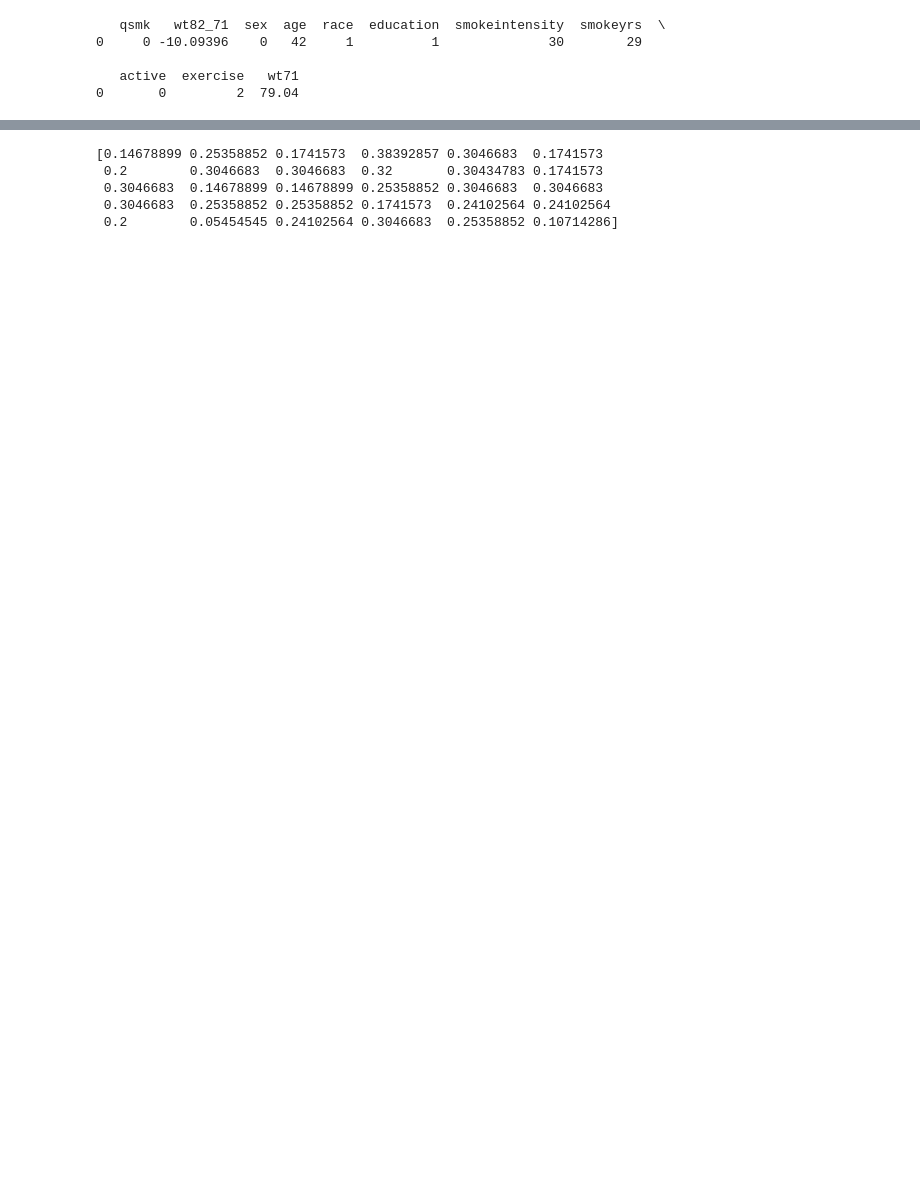
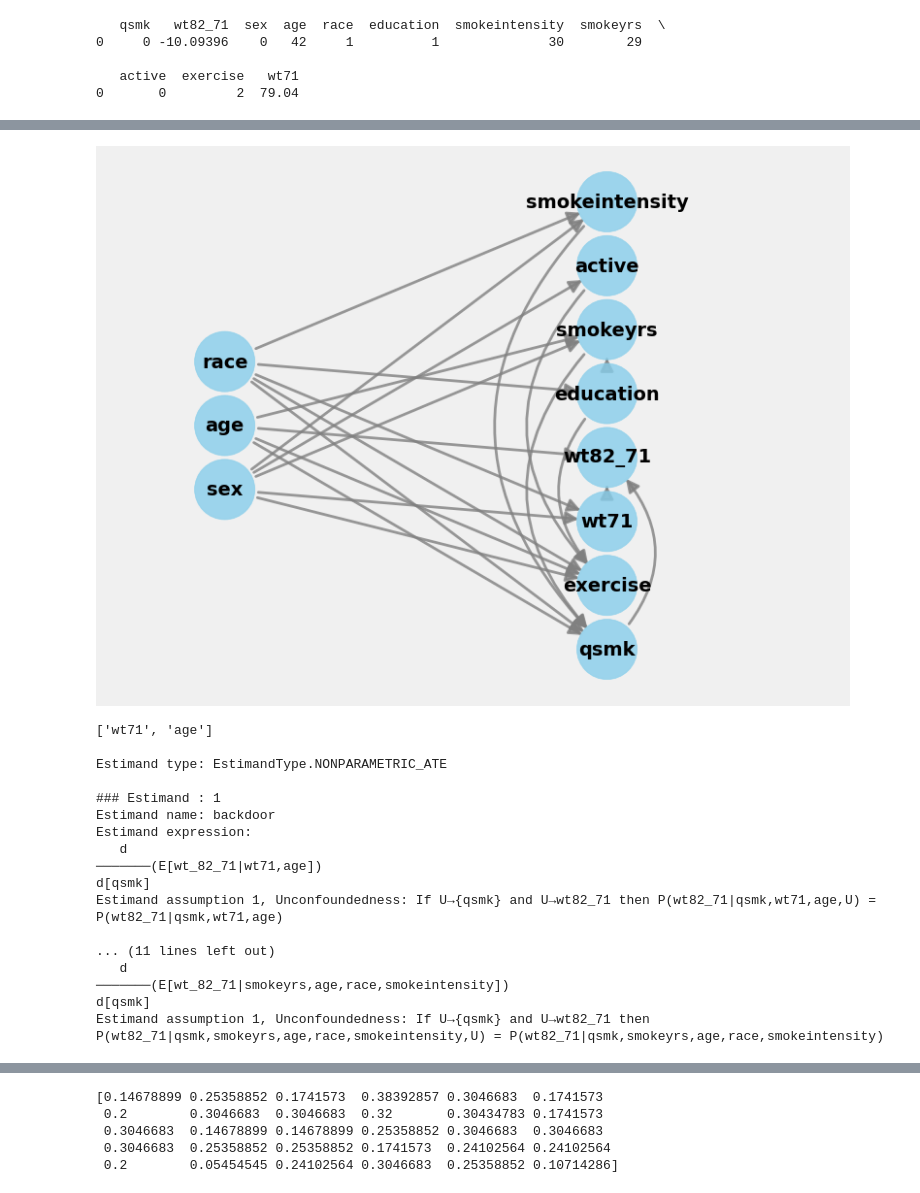
Before and after one commit to xiang90-hc/Causal, a Jupyter notebook: NHEFS_new.ipynb, the cells around one changed output, grey strips where cells are left out. Saved outputs shown, nothing was run; the diff lists cells and outputs as text; code cells hidden in the pictures; blank space fills up the shorter version.

```diff
--- a/NHEFS_new.ipynb
+++ b/NHEFS_new.ipynb
@@ -111,4 +170,17 @@ print(data["data"].head(1))
 
    active  exercise   wt71
 0       0         2  79.04
+# %%
+"""
+    causal graph generated by PC algorithm
+
+"""
+nx_graph =  cg_to_nx_dag(cg, cols)
+
+data_dict2 = {
+    "data": df,
+    "treatment": ["qsmk"],
+    "outcome": ["wt82_71"],
+    "graph": nx_graph
+}
 # %%
@@ -227,0 +308,21 @@ print(causal_estimate.get_confidence_intervals(confidence_level=0.95))
+# %%
+identify(data_dict2)
+# %% [output]
+[figure, added]
+['wt71', 'age']
+
+Estimand type: EstimandType.NONPARAMETRIC_ATE
+
+### Estimand : 1
+Estimand name: backdoor
+Estimand expression:
+   d
+───────(E[wt_82_71|wt71,age])
+d[qsmk]
+Estimand assumption 1, Unconfoundedness: If U→{qsmk} and U→wt82_71 then P(wt82_71|qsmk,wt71,age,U) = P(wt82_71|qsmk,wt71,age)
+
+... (11 lines left out)
+   d
+───────(E[wt_82_71|smokeyrs,age,race,smokeintensity])
+d[qsmk]
+Estimand assumption 1, Unconfoundedness: If U→{qsmk} and U→wt82_71 then P(wt82_71|qsmk,smokeyrs,age,race,smokeintensity,U) = P(wt82_71|qsmk,smokeyrs,age,race,smokeintensity)
```
Also changed, not shown: parts of 15 cells of this notebook.
